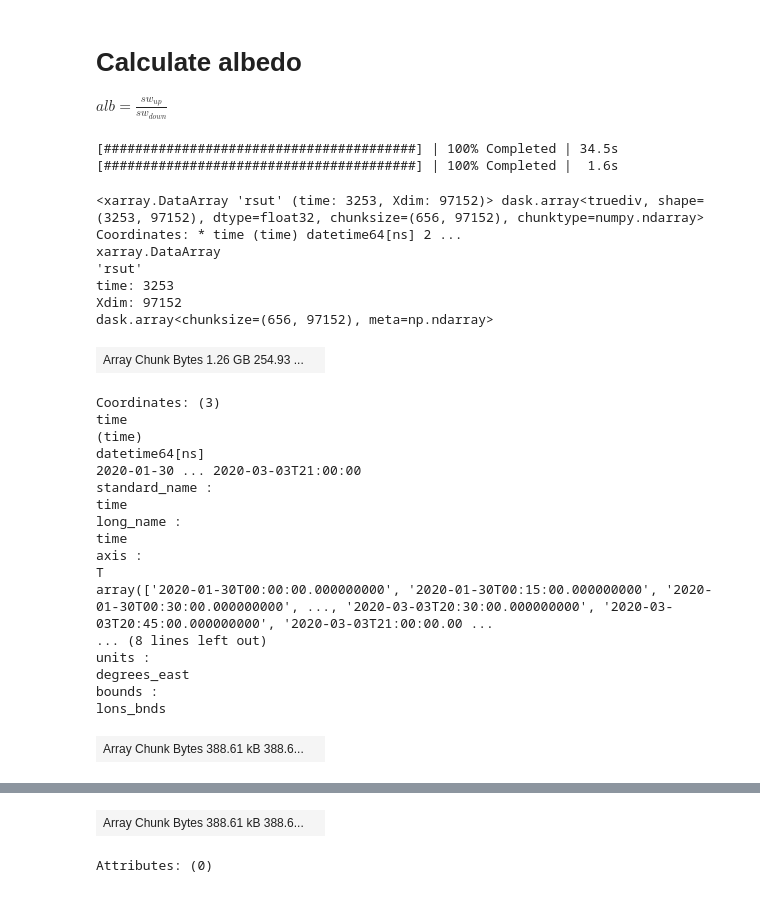
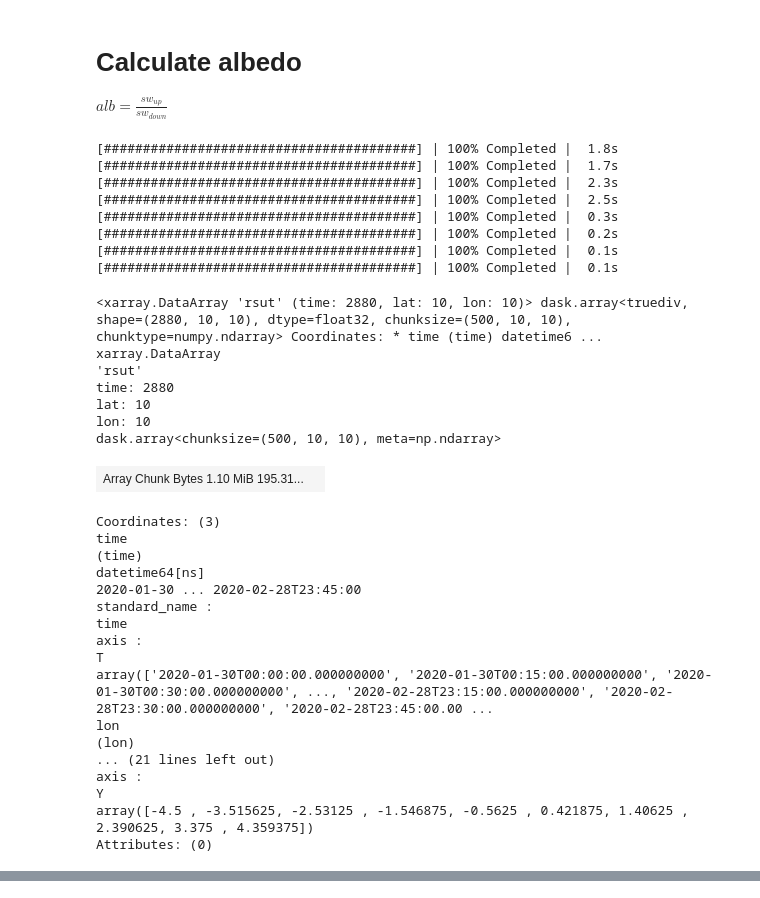
Before and after one commit to smturbev/dyamond2, a Jupyter notebook: python_scripts/joint_hist.ipynb, the cells around one changed output, grey strips where cells are left out. Cells and saved outputs as stored; diff of their text form; code cells hidden in the pictures.

```diff
--- a/python_scripts/joint_hist.ipynb
+++ b/python_scripts/joint_hist.ipynb
@@ -25,9 +25,9 @@ ni_swd = xr.open_dataset(ap.get_twp_file("NICAM", "rsdt"), chunks=chunk_dict).rs
 um_olr = xr.open_dataset(ap.get_twp_file("UM", "rlut"), chunks=chunk_dict).rlut
 um_swu = xr.open_dataset(ap.get_twp_file("UM", "rsut"), chunks=chunk_dict).rsut
 um_swd = xr.open_dataset(ap.get_twp_file("UM", "rsdt"), chunks=chunk_dict).rsdt
-ge_olr = xr.open_dataset(ap.get_twp_file("GEOS", "rlut"), chunks=chunk_dict).rlut
-ge_swu = xr.open_dataset(ap.get_twp_file("GEOS", "rsut"), chunks=chunk_dict).rsut
-ge_swd = xr.open_dataset(ap.get_twp_file("GEOS", "rsdt"), chunks=chunk_dict).rsdt
+# ge_olr = xr.open_dataset(ap.get_twp_file("GEOS", "rlut"), chunks=chunk_dict).rlut
+# ge_swu = xr.open_dataset(ap.get_twp_file("GEOS", "rsut"), chunks=chunk_dict).rsut
+# ge_swd = xr.open_dataset(ap.get_twp_file("GEOS", "rsdt"), chunks=chunk_dict).rsdt
 sa_olr = xr.open_dataset(ap.get_twp_file("SAM", "rlt"), chunks=chunk_dict).rlt
 sa_swn = xr.open_dataset(ap.get_twp_file("SAM", "rst"), chunks=chunk_dict).rstacc
 sa_swd = xr.open_dataset(ap.get_twp_file("NICAM", "rsdt"),
@@ -35,7 +35,7 @@ sa_swd = xr.open_dataset(ap.get_twp_file("NICAM", "rsdt"),
                                                      lat=sa_swn.lat,
                                                      lon=sa_swn.lon,
                                                      method="nearest")
-sa_swu = abs(sa_swd) - sa_swn.values
+sa_swu = sa_swd.where>10 - sa_swn
 # sc_olr = xr.open_dataset(ap.get_twp_file("SCREAM", "rlt"), chunks=chunk_dict).rlt
 # sc_swn = xr.open_dataset(ap.get_twp_file("SCREAM", "rst"), chunks=chunk_dict).rst
 # sc_swd = xr.open_dataset(ap.get_twp_file("SCREAM", "rsdt"), chunks=chunk_dict).rsdt
@@ -83,43 +84,63 @@ um_swd = um_swd.coarsen(latitude=len(um_swd.latitude)//10, longitude=len(um_swd.
 # ge_olr = ge_olr.coarsen(lat=len(ge_olr.lat)//10, lon=len(ge_olr.lon)//10, boundary='trim').mean()
 # ge_swu = ge_swu.coarsen(lat=len(ge_swu.lat)//10, lon=len(ge_swu.lon)//10, boundary='trim').mean()
 # ge_swd = ge_swd.coarsen(lat=len(ge_swd.lat)//10, lon=len(ge_swd.lon)//10, boundary='trim').mean()
+# %%
+da_olr = da_olr.where(da_olr.time.dt.hour>=1,da_olr.time.dt.hour<=3)
+da_swu = da_swu.where(da_olr.time.dt.hour>=1,da_olr.time.dt.hour<=3)
+da_swd = da_swd.where(da_olr.time.dt.hour>=1,da_olr.time.dt.hour<=3)
+ni_olr = ni_olr.where(ni_olr.time.dt.hour>=1,ni_olr.time.dt.hour<=3)
+ni_swu = ni_swu.where(ni_olr.time.dt.hour>=1,ni_olr.time.dt.hour<=3)
+ni_swd = ni_swd.where(ni_olr.time.dt.hour>=1,ni_olr.time.dt.hour<=3)
+sa_olr = sa_olr.where(sa_olr.time.dt.hour>=1,sa_olr.time.dt.hour<=3)
+sa_swu = sa_swu.where(sa_olr.time.dt.hour>=1,sa_olr.time.dt.hour<=3)
+sa_swd = sa_swd.where(sa_swd.time.dt.hour>=1,sa_swd.time.dt.hour<=3)
+um_olr = um_olr.where(um_olr.time.dt.hour>=1,um_olr.time.dt.hour<=3)
+um_swu = um_swu.where(um_olr.time.dt.hour>=1,um_olr.time.dt.hour<=3)
+um_swd = um_swd.where(um_olr.time.dt.hour>=1,um_olr.time.dt.hour<=3)
 # %% [markdown]
 # Calculate albedo
 
 
 $ alb = \frac{sw_{up}}{sw_{down}} $
 # %%
-ni_alb = ni_swu/np.where(ni_swd>10, sni_wd, np.nan)
-ni_alb = ni_swu/np.where(ni_swd>10, sni_wd, np.nan)
-ni_alb = ni_swu/np.where(ni_swd>10, sni_wd, np.nan)
-ni_alb = ni_swu/np.where(ni_swd>10, sni_wd, np.nan)
-ni_alb = ni_swu/np.where(ni_swd>10, sni_wd, np.nan)
-alb
+ni_alb = ni_swu/np.where(ni_swd>10, ni_swd, np.nan)
+sa_alb = sa_swu/np.where(sa_swd>10, sa_swd, np.nan)
+um_alb = um_swu/np.where(um_swd>10, um_swd, np.nan)
+da_alb = da_swu/np.where(da_swd>10, da_swd, np.nan)
+# ni_alb = ni_swu/np.where(ni_swd>10, sni_wd, np.nan)
+# ni_alb = ni_swu/np.where(ni_swd>10, sni_wd, np.nan)
+ni_alb
 # %% [output]
-[########################################] | 100% Completed | 34.5s
-[########################################] | 100% Completed |  1.6s
+[########################################] | 100% Completed |  1.8s
+[########################################] | 100% Completed |  1.7s
+[########################################] | 100% Completed |  2.3s
+[########################################] | 100% Completed |  2.5s
+[########################################] | 100% Completed |  0.3s
+[########################################] | 100% Completed |  0.2s
+[########################################] | 100% Completed |  0.1s
+[########################################] | 100% Completed |  0.1s
-<xarray.DataArray 'rsut' (time: 3253, Xdim: 97152)> dask.array<truediv, shape=(3253, 97152), dtype=float32, chunksize=(656, 97152), chunktype=numpy.ndarray> Coordinates: * time (time) datetime64[ns] 2 ...
+<xarray.DataArray 'rsut' (time: 2880, lat: 10, lon: 10)> dask.array<truediv, shape=(2880, 10, 10), dtype=float32, chunksize=(500, 10, 10), chunktype=numpy.ndarray> Coordinates: * time (time) datetime6 ...
 xarray.DataArray
 'rsut'
-time: 3253
-Xdim: 97152
-dask.array<chunksize=(656, 97152), meta=np.ndarray>
+time: 2880
+lat: 10
+lon: 10
+dask.array<chunksize=(500, 10, 10), meta=np.ndarray>
-| Array Chunk Bytes 1.26 GB 254.93 ... |  |
+| Array Chunk Bytes 1.10 MiB 195.31... |  |
 Coordinates: (3)
 time
 (time)
 datetime64[ns]
-2020-01-30 ... 2020-03-03T21:00:00
+2020-01-30 ... 2020-02-28T23:45:00
 standard_name :
-time
-long_name :
 time
 axis :
 T
-array(['2020-01-30T00:00:00.000000000', '2020-01-30T00:15:00.000000000', '2020-01-30T00:30:00.000000000', ..., '2020-03-03T20:30:00.000000000', '2020-03-03T20:45:00.000000000', '2020-03-03T21:00:00.00 ...
-... (8 lines left out)
-units :
-degrees_east
-bounds :
-lons_bnds
+array(['2020-01-30T00:00:00.000000000', '2020-01-30T00:15:00.000000000', '2020-01-30T00:30:00.000000000', ..., '2020-02-28T23:15:00.000000000', '2020-02-28T23:30:00.000000000', '2020-02-28T23:45:00.00 ...
+lon
+(lon)
+... (21 lines left out)
+axis :
+Y
+array([-4.5 , -3.515625, -2.53125 , -1.546875, -0.5625 , 0.421875, 1.40625 , 2.390625, 3.375 , 4.359375])
+Attributes: (0)
-| Array Chunk Bytes 388.61 kB 388.6... |  |
@@ -138,2 +146,0 @@ lats_bnds
-| Array Chunk Bytes 388.61 kB 388.6... |  |
-Attributes: (0)
```
Also changed, not shown: parts of 7 cells of this notebook, 7 other files.
